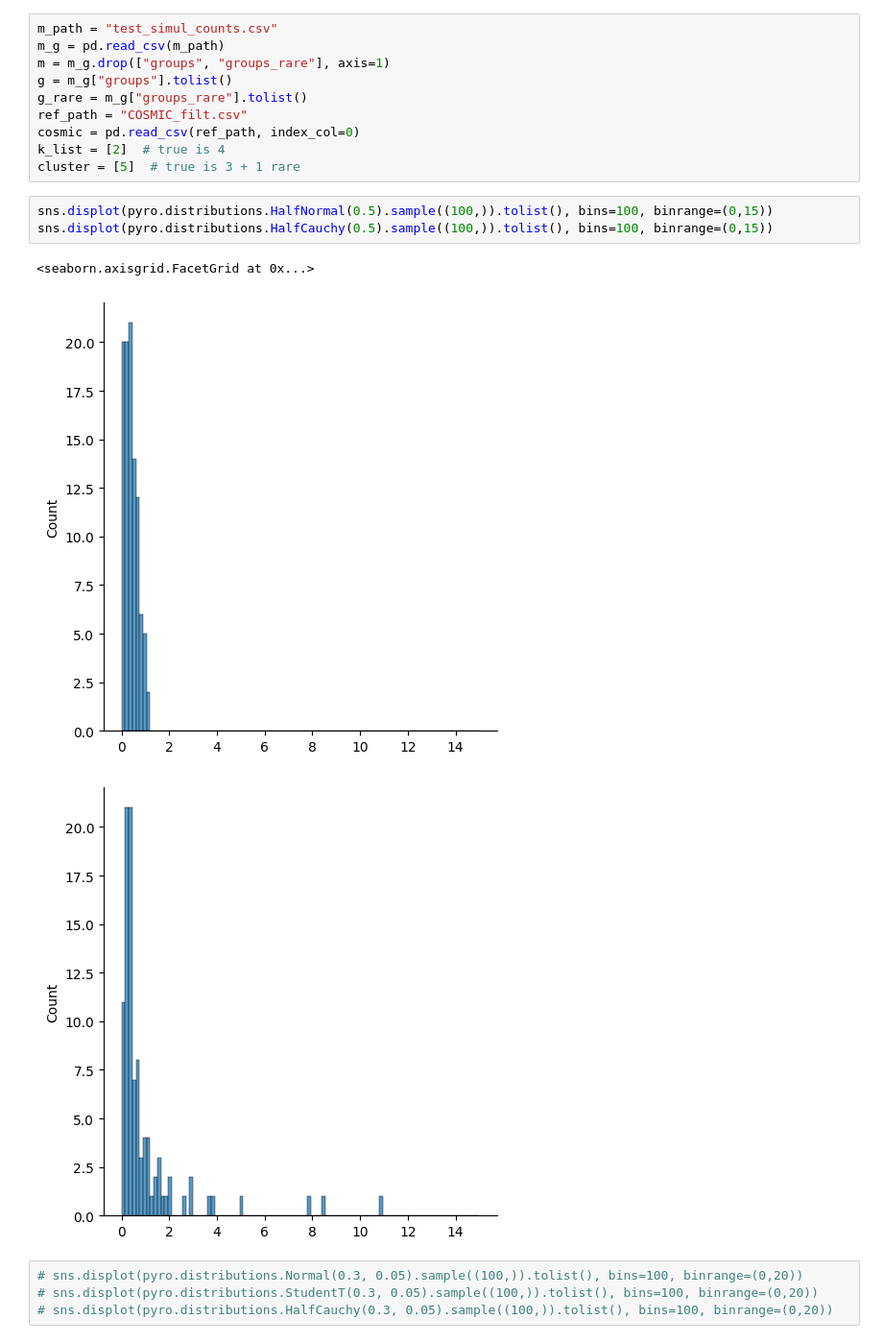
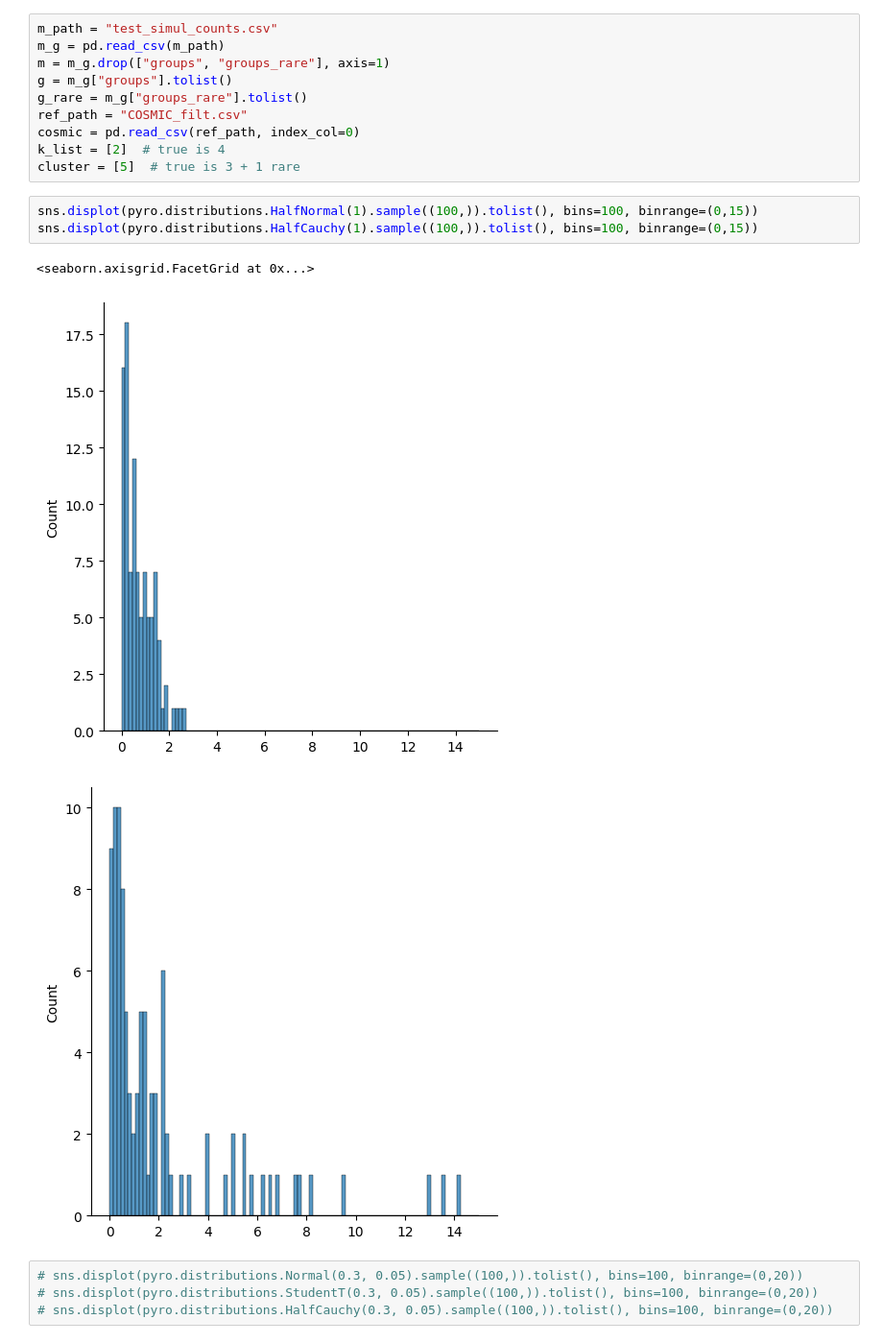
Before and after one commit to caravagnalab/pybascule, a Jupyter notebook: test.ipynb, the cells around one changed output. Shown at 96% size. Cells and saved outputs as stored; diff of their text form.

```diff
--- a/test.ipynb
+++ b/test.ipynb
@@ -23,12 +20,12 @@ cosmic = pd.read_csv(ref_path, index_col=0)
 k_list = [2]  # true is 4
 cluster = [5]  # true is 3 + 1 rare
 # %%
-sns.displot(pyro.distributions.HalfNormal(0.5).sample((100,)).tolist(), bins=100, binrange=(0,15))
-sns.displot(pyro.distributions.HalfCauchy(0.5).sample((100,)).tolist(), bins=100, binrange=(0,15))
+sns.displot(pyro.distributions.HalfNormal(1).sample((100,)).tolist(), bins=100, binrange=(0,15))
+sns.displot(pyro.distributions.HalfCauchy(1).sample((100,)).tolist(), bins=100, binrange=(0,15))
 # %% [output]
 <seaborn.axisgrid.FacetGrid at 0x...>
-[figure, old version]
+[figure, new version]
-[figure, old version]
+[figure, new version]
 # %%
 # sns.displot(pyro.distributions.Normal(0.3, 0.05).sample((100,)).tolist(), bins=100, binrange=(0,20))
 # sns.displot(pyro.distributions.StudentT(0.3, 0.05).sample((100,)).tolist(), bins=100, binrange=(0,20))
```
Also changed, not shown: parts of 2 cells of this notebook, 2 other files.
